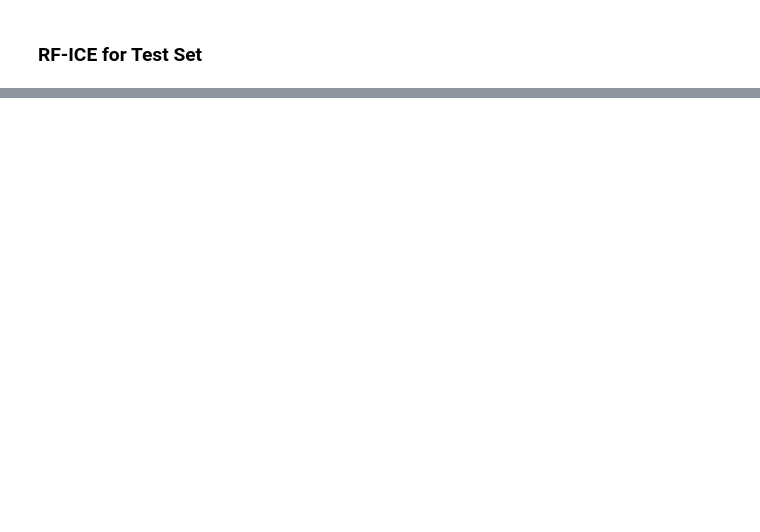
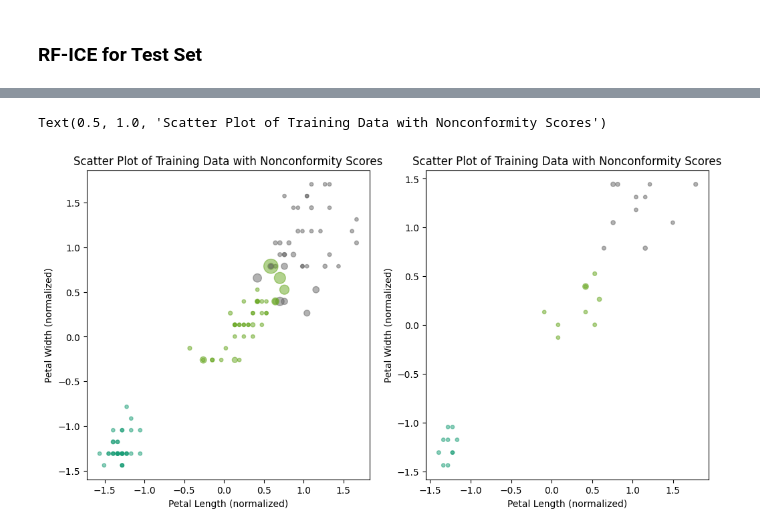
Before and after one commit to jakerhodes/RF-GAP-Python, a Jupyter notebook: demo.ipynb, the cells around one changed output, grey strips where cells are left out. Saved outputs shown, nothing was run; the diff lists cells and outputs as text; code cells hidden in the pictures; blank space fills up the shorter version.

```diff
--- a/demo.ipynb
+++ b/demo.ipynb
@@ -437,17 +492,20 @@ rf.test_proximities.shape
 # %%
 fig, ax = plt.subplots(1, 2, figsize=(12, 6))
 
 
 ax[0].scatter(x_train[:, 2], x_train[:, 3], c=y_train, cmap='Dark2',
-            s=rf.nonconformity_scores * 20 + 15, alpha=0.5)
+            s=enc.nonconformity_scores * 20 + 15, alpha=0.5)
 ax[0].set_xlabel('Petal Length (normalized)')
 ax[0].set_ylabel('Petal Width (normalized)')
 ax[0].set_title('Scatter Plot of Training Data with Nonconformity Scores')
 
 
 ax[1].scatter(x_test[:, 2], x_test[:, 3], c = y_test, cmap='Dark2',
-            s=rf.nonconformity_scores_test * 20 + 15, alpha=0.5)
+            s=enc.nonconformity_scores_test * 20 + 15, alpha=0.5)
 ax[1].set_xlabel('Petal Length (normalized)')
 ax[1].set_ylabel('Petal Width (normalized)')
 ax[1].set_title('Scatter Plot of Training Data with Nonconformity Scores')
+# %% [output]
+Text(0.5, 1.0, 'Scatter Plot of Training Data with Nonconformity Scores')
+[figure, added]
 # %%
```
Also changed, not shown: parts of 15 cells of this notebook, 4 other files.
